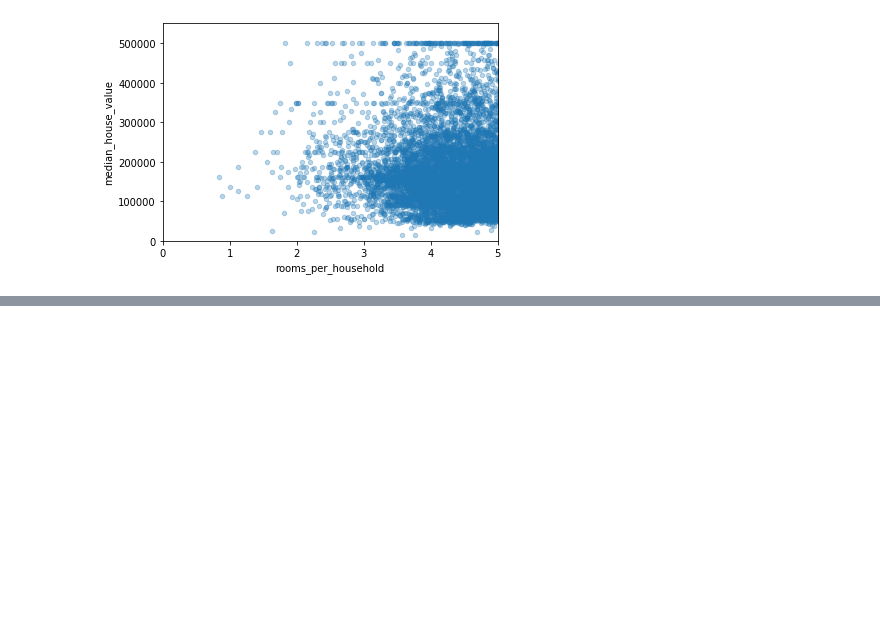
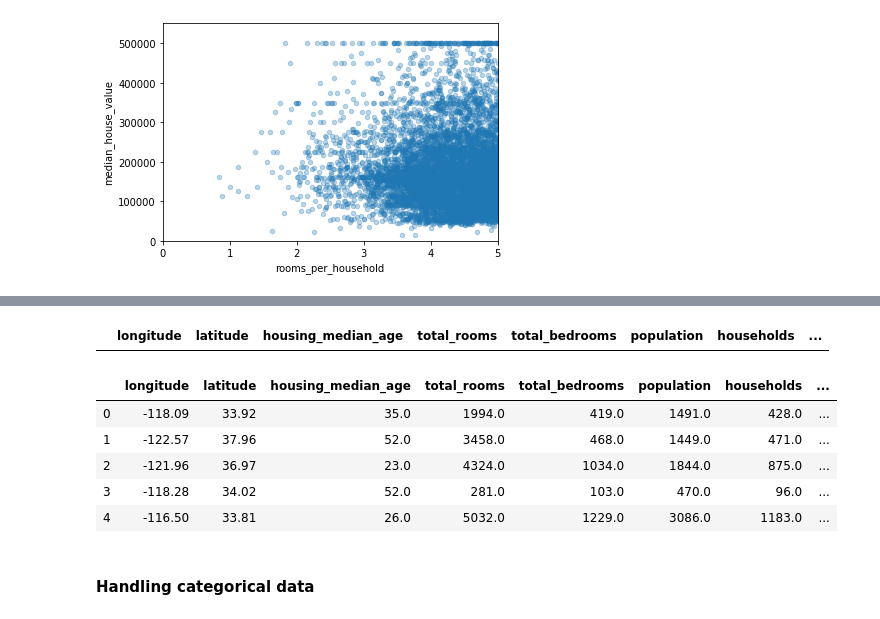
Before and after one commit to raghurh/Machine_Learning, a Jupyter notebook: California_Housing_Price.ipynb, the cells around one changed output, grey strips where cells are left out. Drawn from its saved outputs; the diff is of its cells as text; code cells hidden in the pictures; blank space fills up the shorter version.

```diff
--- a/California_Housing_Price.ipynb
+++ b/California_Housing_Price.ipynb
@@ -291,0 +330,5 @@ housing.describe()
+# %%
+# other approach using scikit-learn's impute class
+
+from sklearn.impute import SimpleImputer
+imputer = SimpleImputer(strategy = 'median')
@@ -291,0 +355,20 @@ housing.describe()
+# %%
+X = imputer.transform(housing_num)
+# %%
+hous_tr = pd.DataFrame(X, columns=housing_num.columns)
+# %%
+# Cross check for missing value
+hous_tr[hous_tr.isnull().any(axis = 1)].head()
+# %% [output]
+|  | longitude | latitude | housing_median_age | total_rooms | total_bedrooms | population | households | ... |
+# %%
+hous_tr.head()
+# %% [output]
+|  | longitude | latitude | housing_median_age | total_rooms | total_bedrooms | population | households | ... |
+| 0 | -118.09 | 33.92 | 35.0 | 1994.0 | 419.0 | 1491.0 | 428.0 | ... |
+| 1 | -122.57 | 37.96 | 52.0 | 3458.0 | 468.0 | 1449.0 | 471.0 | ... |
+| 2 | -121.96 | 36.97 | 23.0 | 4324.0 | 1034.0 | 1844.0 | 875.0 | ... |
+| 3 | -118.28 | 34.02 | 52.0 | 281.0 | 103.0 | 470.0 | 96.0 | ... |
+| 4 | -116.50 | 33.81 | 26.0 | 5032.0 | 1229.0 | 3086.0 | 1183.0 | ... |
+# %% [markdown]
+#### Handling categorical data
```
Also changed, not shown: parts of 53 cells of this notebook.
